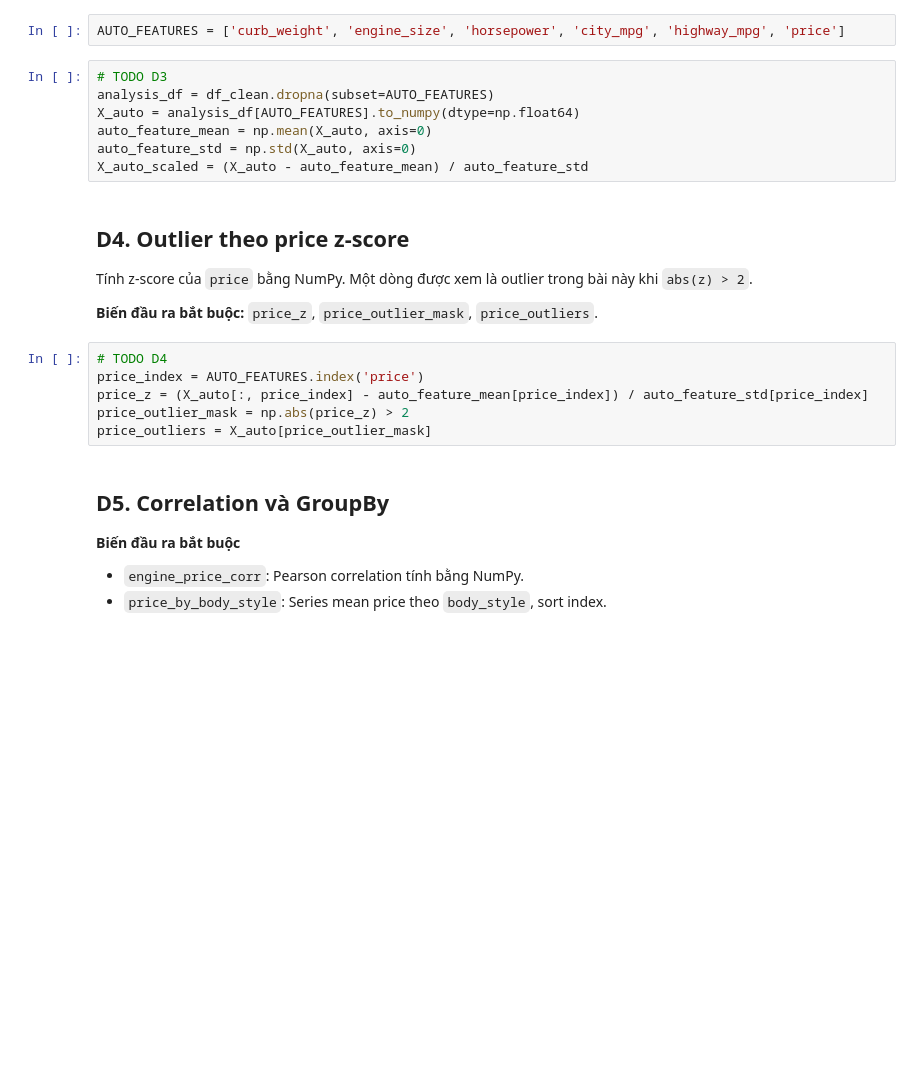
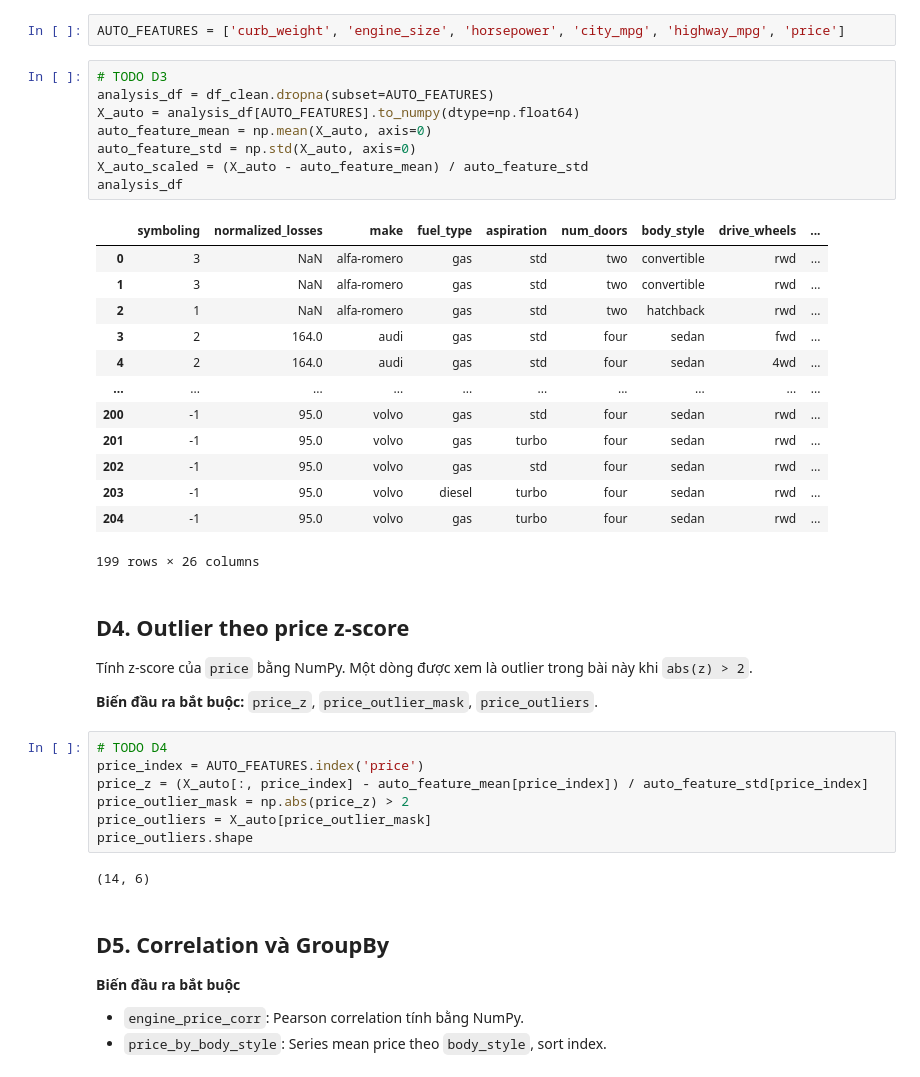
Before and after one commit to giabaonguyen0207/mliot-pyml-2026-hw, a Jupyter notebook: week02/numpy-pandas-eda-hw/numpy_pandas_eda_hw.ipynb, the cells around one changed output. Drawn from its saved outputs; the diff is of its cells as text; blank space fills up the shorter version.

```diff
--- a/week02/numpy-pandas-eda-hw/numpy_pandas_eda_hw.ipynb
+++ b/week02/numpy-pandas-eda-hw/numpy_pandas_eda_hw.ipynb
@@ -262,10 +262,25 @@ AUTO_FEATURES = ['curb_weight', 'engine_size', 'horsepower', 'city_mpg', 'highwa
 # %%
 # TODO D3
 analysis_df = df_clean.dropna(subset=AUTO_FEATURES)
 X_auto = analysis_df[AUTO_FEATURES].to_numpy(dtype=np.float64)
 auto_feature_mean = np.mean(X_auto, axis=0)
 auto_feature_std = np.std(X_auto, axis=0)
 X_auto_scaled = (X_auto - auto_feature_mean) / auto_feature_std
+analysis_df
+# %% [output]
+|  | symboling | normalized_losses | make | fuel_type | aspiration | num_doors | body_style | drive_wheels | ... |
+| 0 | 3 | NaN | alfa-romero | gas | std | two | convertible | rwd | ... |
+| 1 | 3 | NaN | alfa-romero | gas | std | two | convertible | rwd | ... |
+| 2 | 1 | NaN | alfa-romero | gas | std | two | hatchback | rwd | ... |
+| 3 | 2 | 164.0 | audi | gas | std | four | sedan | fwd | ... |
+| 4 | 2 | 164.0 | audi | gas | std | four | sedan | 4wd | ... |
+| ... | ... | ... | ... | ... | ... | ... | ... | ... | ... |
+| 200 | -1 | 95.0 | volvo | gas | std | four | sedan | rwd | ... |
+| 201 | -1 | 95.0 | volvo | gas | turbo | four | sedan | rwd | ... |
+| 202 | -1 | 95.0 | volvo | gas | std | four | sedan | rwd | ... |
+| 203 | -1 | 95.0 | volvo | diesel | turbo | four | sedan | rwd | ... |
+| 204 | -1 | 95.0 | volvo | gas | turbo | four | sedan | rwd | ... |
+199 rows × 26 columns
 # %% [markdown]
 ## D4. Outlier theo price z-score
 
@@ -279,6 +294,9 @@ price_index = AUTO_FEATURES.index('price')
 price_z = (X_auto[:, price_index] - auto_feature_mean[price_index]) / auto_feature_std[price_index]
 price_outlier_mask = np.abs(price_z) > 2
 price_outliers = X_auto[price_outlier_mask]
+price_outliers.shape
+# %% [output]
+(14, 6)
 # %% [markdown]
 ## D5. Correlation và GroupBy
 
```
